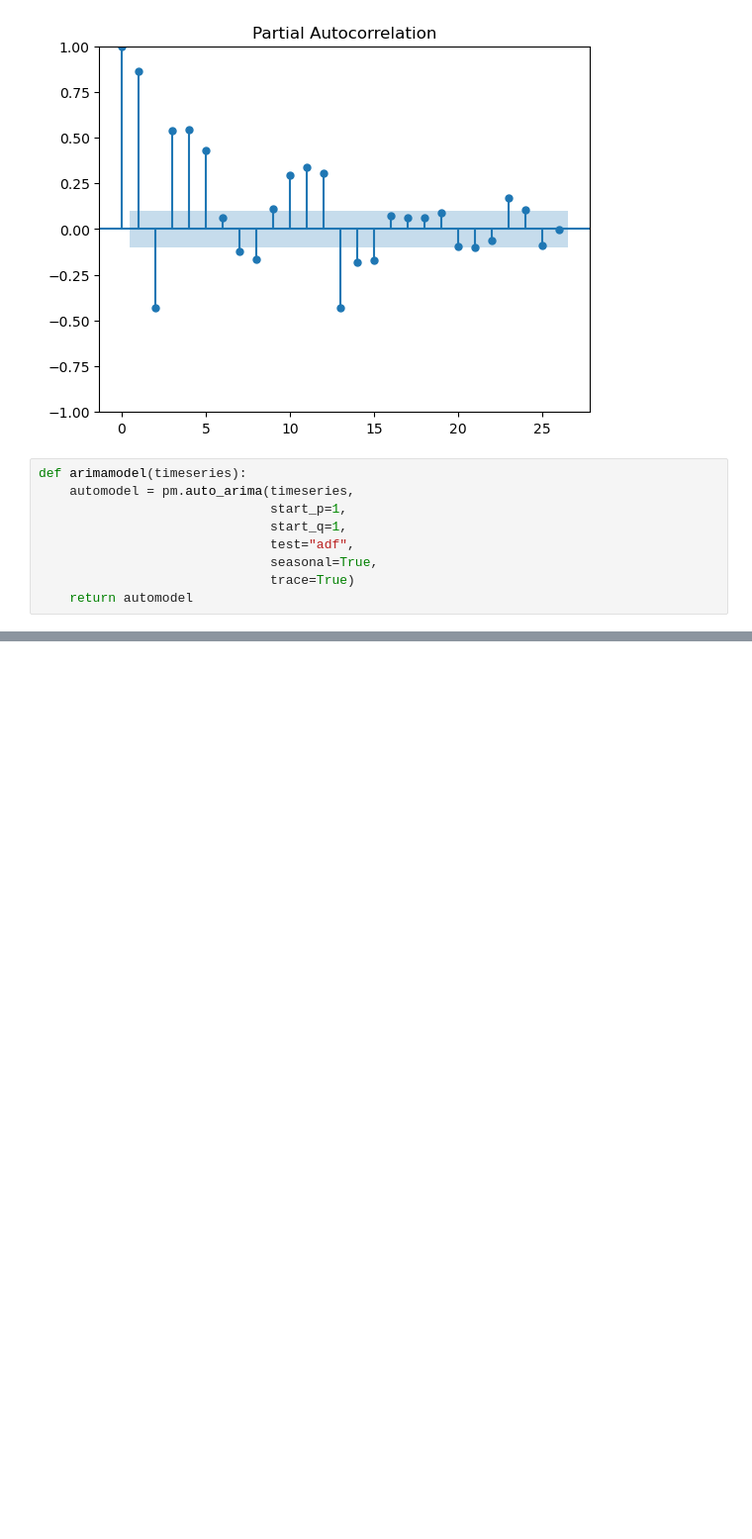
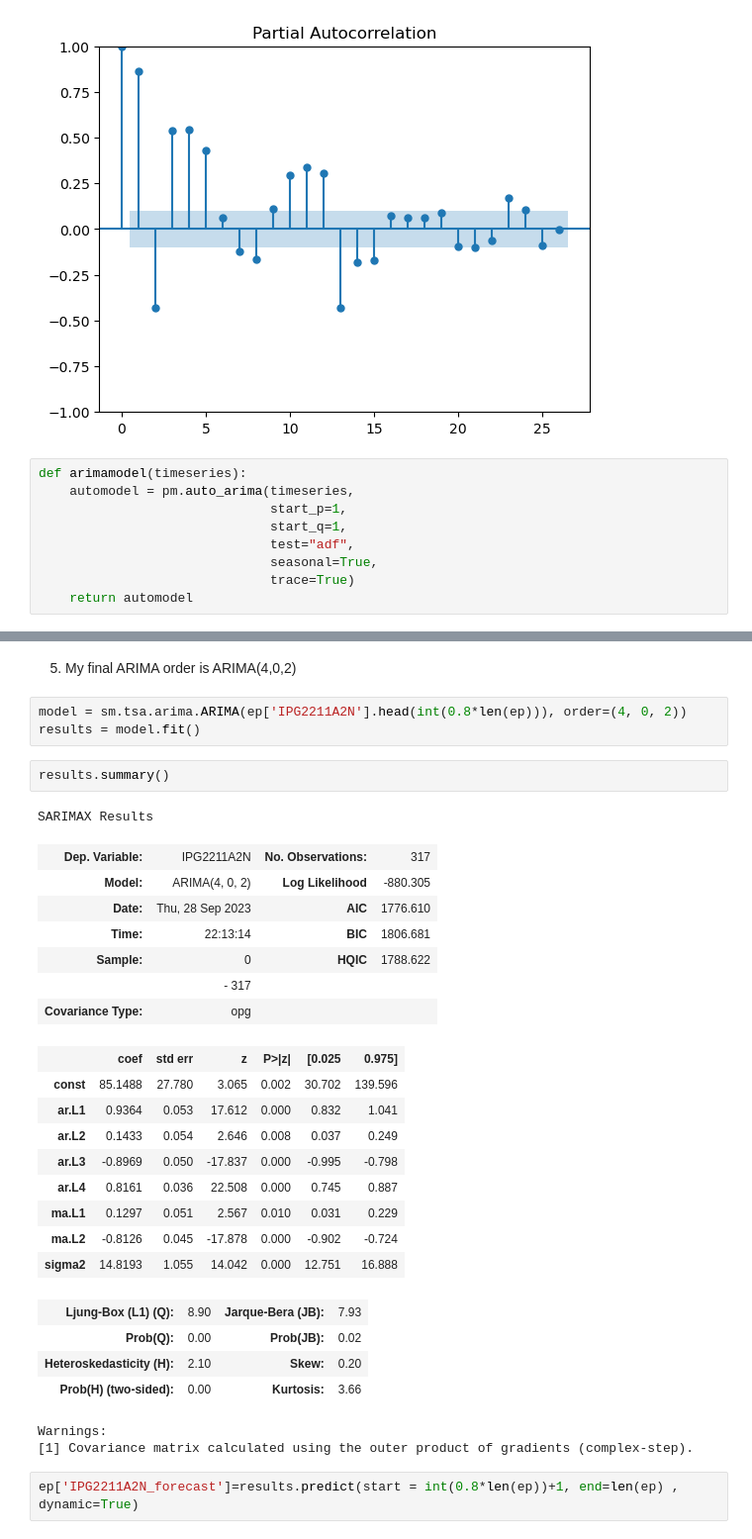
Before and after one commit to ccgurek/DATA-300-Statistical-Machine-Learning-Fall-2023-, a Jupyter notebook: Data 300 Homework 2 Gurek.ipynb, the cells around one changed output, grey strips where cells are left out. Shown at 99% size. Saved outputs shown, nothing was run; the diff lists cells and outputs as text; blank space fills up the shorter version.

```diff
--- a/Data 300 Homework 2 Gurek.ipynb
+++ b/Data 300 Homework 2 Gurek.ipynb
@@ -250,0 +281,33 @@ for i in columns:
+# %% [markdown]
+5. My final ARIMA order is ARIMA(4,0,2)
+# %%
+model = sm.tsa.arima.ARIMA(ep['IPG2211A2N'].head(int(0.8*len(ep))), order=(4, 0, 2))
+results = model.fit()
+# %%
+results.summary()
+# %% [output]
+SARIMAX Results
+| Dep. Variable: | IPG2211A2N | No. Observations: | 317 |
+| Model: | ARIMA(4, 0, 2) | Log Likelihood | -880.305 |
+| Date: | Thu, 28 Sep 2023 | AIC | 1776.610 |
+| Time: | 22:13:14 | BIC | 1806.681 |
+| Sample: | 0 | HQIC | 1788.622 |
+|  | - 317 |  |  |
+| Covariance Type: | opg |  |  |
+|  | coef | std err | z | P>|z| | [0.025 | 0.975] |
+| const | 85.1488 | 27.780 | 3.065 | 0.002 | 30.702 | 139.596 |
+| ar.L1 | 0.9364 | 0.053 | 17.612 | 0.000 | 0.832 | 1.041 |
+| ar.L2 | 0.1433 | 0.054 | 2.646 | 0.008 | 0.037 | 0.249 |
+| ar.L3 | -0.8969 | 0.050 | -17.837 | 0.000 | -0.995 | -0.798 |
+| ar.L4 | 0.8161 | 0.036 | 22.508 | 0.000 | 0.745 | 0.887 |
+| ma.L1 | 0.1297 | 0.051 | 2.567 | 0.010 | 0.031 | 0.229 |
+| ma.L2 | -0.8126 | 0.045 | -17.878 | 0.000 | -0.902 | -0.724 |
+| sigma2 | 14.8193 | 1.055 | 14.042 | 0.000 | 12.751 | 16.888 |
+| Ljung-Box (L1) (Q): | 8.90 | Jarque-Bera (JB): | 7.93 |
+| Prob(Q): | 0.00 | Prob(JB): | 0.02 |
+| Heteroskedasticity (H): | 2.10 | Skew: | 0.20 |
+| Prob(H) (two-sided): | 0.00 | Kurtosis: | 3.66 |
+Warnings:
+[1] Covariance matrix calculated using the outer product of gradients (complex-step).
+# %%
+ep['IPG2211A2N_forecast']=results.predict(start = int(0.8*len(ep))+1, end=len(ep) , dynamic=True)
```
Also changed, not shown: parts of 9 cells of this notebook.
